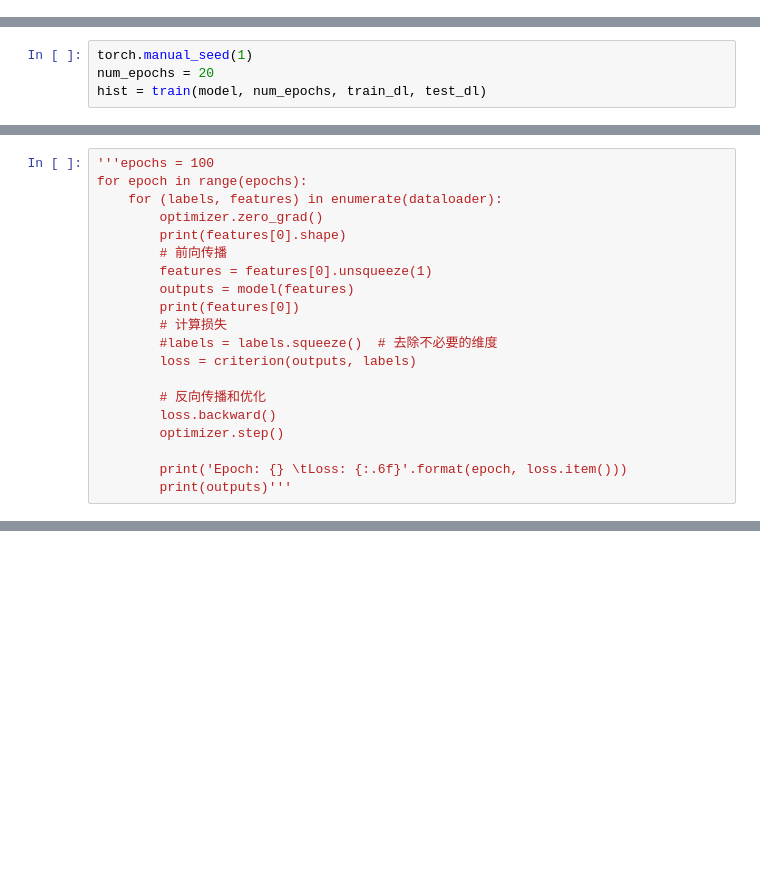
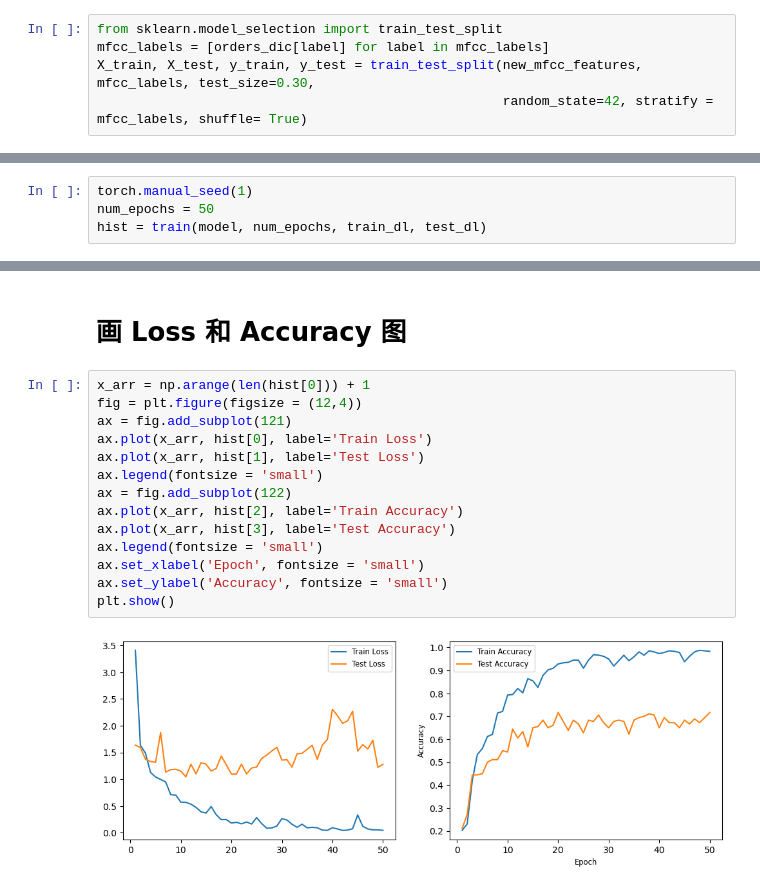
Before and after one commit to wushenhaoyu/NWPU_HMI, a Jupyter notebook: MFCC-CNN.ipynb, the cells around one changed output, grey strips where cells are left out. Drawn from its saved outputs; the diff is of its cells as text; blank space fills up the shorter version.

```diff
--- a/MFCC-CNN.ipynb
+++ b/MFCC-CNN.ipynb
@@ -141 +158,6 @@ tensor([[[-8.0297e+02, -1.9140e+00, -9.6546e+00,  ...,  3.5064e+00,
+# %%
+from sklearn.model_selection import train_test_split
+mfcc_labels = [orders_dic[label] for label in mfcc_labels]
+X_train, X_test, y_train, y_test = train_test_split(new_mfcc_features, mfcc_labels, test_size=0.30,
+                                                    random_state=42, stratify = mfcc_labels, shuffle= True)
 # %% [markdown]
@@ -249,4 +164,0 @@ def train(model,num_epochs,train_dl,test_dl):
-# %%
-torch.manual_seed(1)
-num_epochs = 20
-hist = train(model, num_epochs, train_dl, test_dl)
@@ -274,21 +315,5 @@ Epoch20 accuracy:1.0000 test_accuracy:0.2941
 # %%
-'''epochs = 100
-for epoch in range(epochs):
-    for (labels, features) in enumerate(dataloader):
-        optimizer.zero_grad()
-        print(features[0].shape)
-        # 前向传播
-        features = features[0].unsqueeze(1)
-        outputs = model(features)
-        print(features[0])
-        # 计算损失
-        #labels = labels.squeeze()  # 去除不必要的维度
-        loss = criterion(outputs, labels)
-
-        # 反向传播和优化
-        loss.backward()
-        optimizer.step()
-
-        print('Epoch: {} \tLoss: {:.6f}'.format(epoch, loss.item()))
-        print(outputs)'''
+torch.manual_seed(1)
+num_epochs = 50
+hist = train(model, num_epochs, train_dl, test_dl)
 # %% [output]
@@ -295,0 +337,18 @@ for epoch in range(epochs):
+# %% [markdown]
+# 画 Loss 和 Accuracy 图
+# %%
+x_arr = np.arange(len(hist[0])) + 1
+fig = plt.figure(figsize = (12,4))
+ax = fig.add_subplot(121)
+ax.plot(x_arr, hist[0], label='Train Loss')
+ax.plot(x_arr, hist[1], label='Test Loss')
+ax.legend(fontsize = 'small')
+ax = fig.add_subplot(122)
+ax.plot(x_arr, hist[2], label='Train Accuracy')
+ax.plot(x_arr, hist[3], label='Test Accuracy')
+ax.legend(fontsize = 'small')
+ax.set_xlabel('Epoch', fontsize = 'small')
+ax.set_ylabel('Accuracy', fontsize = 'small')
+plt.show()
+# %% [output]
+[figure, added]
```
Also changed, not shown: parts of 28 cells of this notebook, 1 other file.
